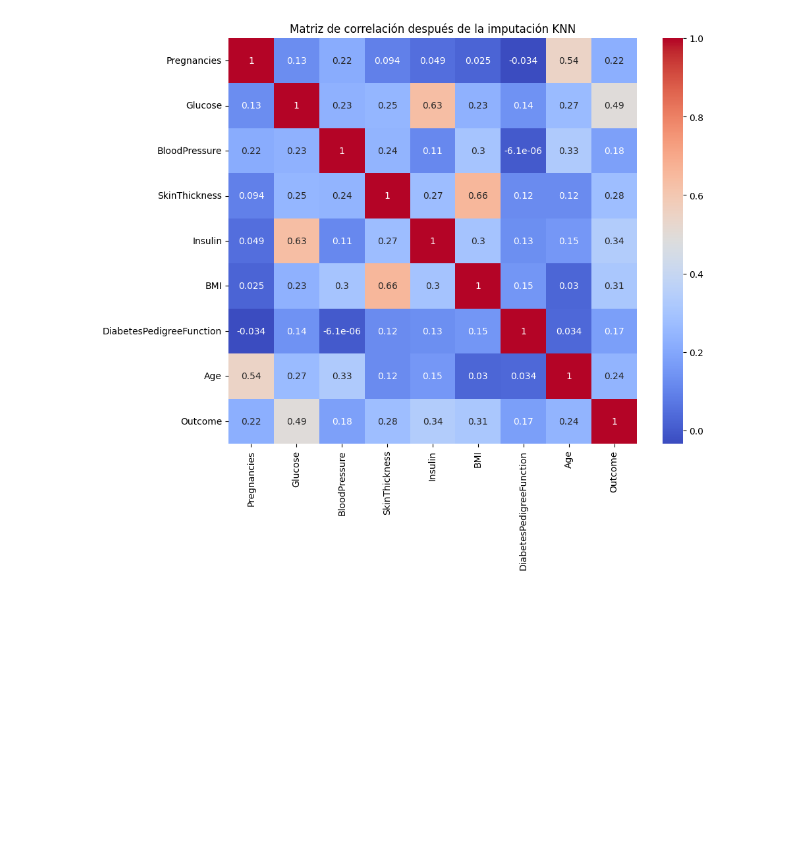
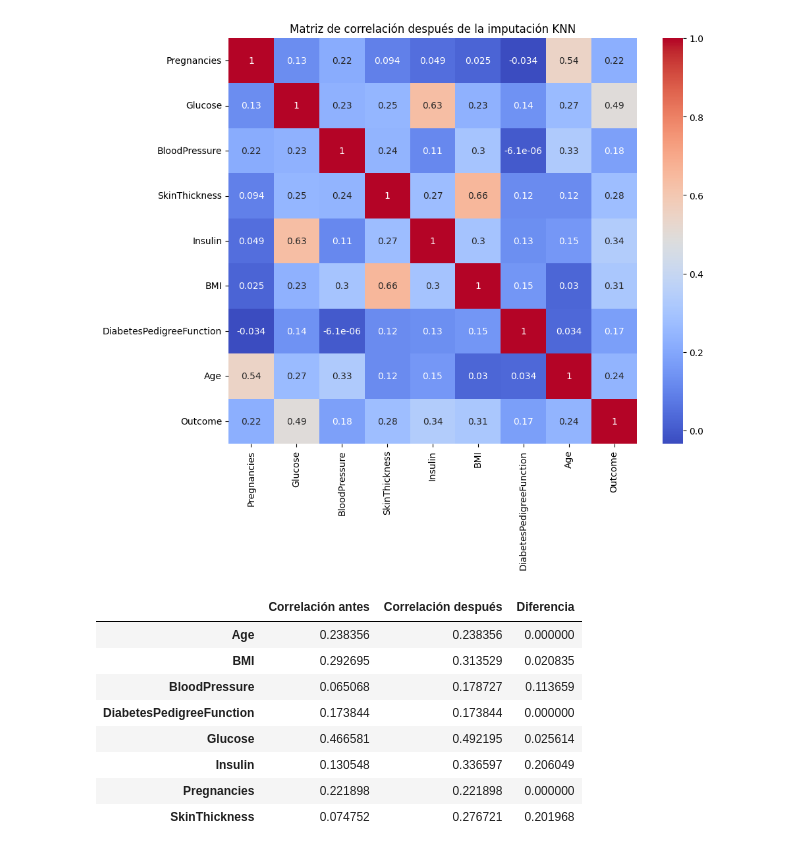
Before and after one commit to 4GeeksAcademy/ViceVareles_Bea_Intro_ML, a Jupyter notebook: src/04-decision-tree.ipynb, the cells around one changed output. Cells and saved outputs as stored; diff of their text form; code cells hidden in the pictures; blank space fills up the shorter version.

```diff
--- a/src/04-decision-tree.ipynb
+++ b/src/04-decision-tree.ipynb
@@ -267,5 +274,7 @@ plt.show()
 ## De acuerdo al dataset tenemos variables con valor 0 que no están correctos. Reemplazaremos por la moda y por KNN. Tendremos 2 datasets adicionales y generaremos 3 arboles de decisión.
 # %% [markdown]
 ### Método KNN
+# %%
+df_knn = df.copy()
 # %%
 cols_con_ceros = ['Glucose', 'BloodPressure', 'SkinThickness', 'Insulin', 'BMI']
@@ -305,0 +317,3 @@ dtype: int64
+# %%
+corr_outcome_knn = df_knn.corr()['Outcome'].drop('Outcome').abs().sort_values(ascending=False)
+corr_outcome_knn
@@ -312,3 +336,21 @@ plt.title('Matriz de correlación después de la imputación KNN')
 plt.show()
 # %% [output]
 [figure]
+# %%
+diferencia = corr_outcome_knn - corr_outcome
+diferencia_df = pd.DataFrame({
+    'Correlación antes': corr_outcome,
+    'Correlación después': corr_outcome_knn,
+    'Diferencia': diferencia
+})
+diferencia_df
+# %% [output]
+|  | Correlación antes | Correlación después | Diferencia |
+| Age | 0.238356 | 0.238356 | 0.000000 |
+| BMI | 0.292695 | 0.313529 | 0.020835 |
+| BloodPressure | 0.065068 | 0.178727 | 0.113659 |
+| DiabetesPedigreeFunction | 0.173844 | 0.173844 | 0.000000 |
+| Glucose | 0.466581 | 0.492195 | 0.025614 |
+| Insulin | 0.130548 | 0.336597 | 0.206049 |
+| Pregnancies | 0.221898 | 0.221898 | 0.000000 |
+| SkinThickness | 0.074752 | 0.276721 | 0.201968 |
```
Also changed, not shown: parts of 27 cells of this notebook, 1 other file.
